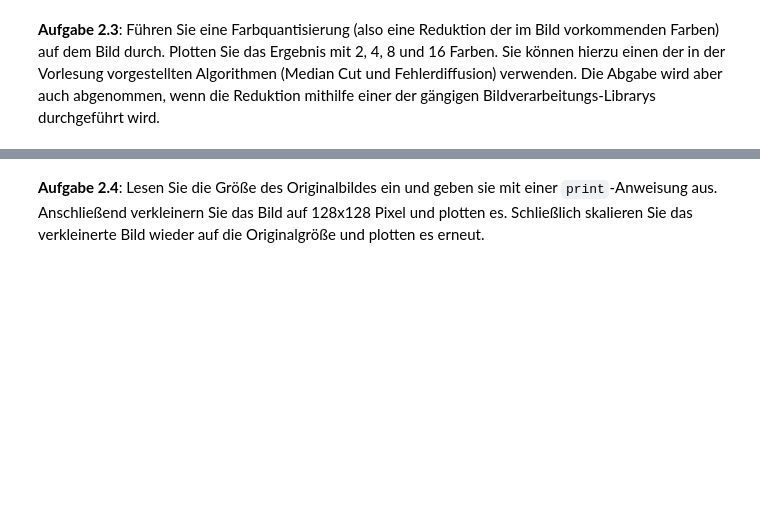
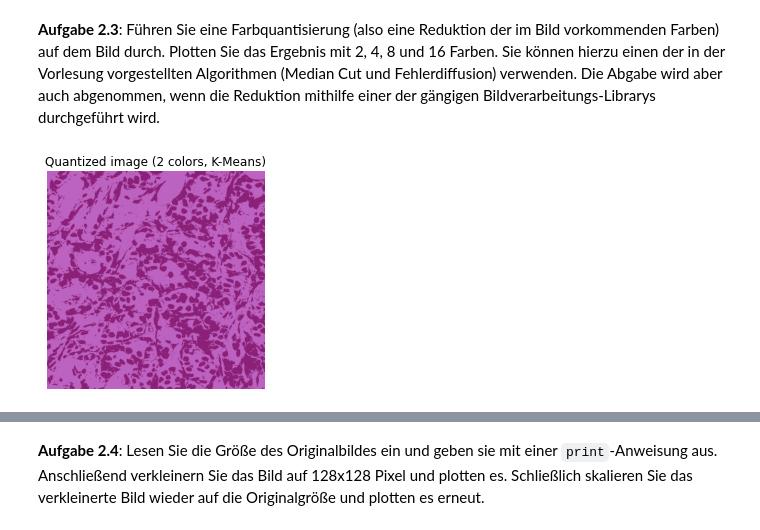
Before and after one commit to Jonalismus/Beleg_1_Bildverarbeitung, a Jupyter notebook: MBV - Bilddateien Bilddarstellung und Diskretisierung.ipynb, the cells around one changed output, grey strips where cells are left out. Drawn from its saved outputs; the diff is of its cells as text; code cells hidden in the pictures; blank space fills up the shorter version.

```diff
--- a/MBV - Bilddateien Bilddarstellung und Diskretisierung.ipynb
+++ b/MBV - Bilddateien Bilddarstellung und Diskretisierung.ipynb
@@ -196,0 +201,41 @@ display(red, green, blue, original)
+# %%
+# 2.3
+
+import numpy as np
+import matplotlib.pyplot as plt
+from sklearn.cluster import KMeans
+from sklearn.utils import shuffle
+
+
+def colorQuantization(colors):
+
+    mamma = mpimg.imread('ori.jpg')
+
+    # Convert to floats instead of the default 8 bits integer coding. Dividing by
+    # 255 is important so that plt.imshow behaves works well on float data (need to
+    # be in the range [0-1])
+    mamma = np.array(mamma, dtype=np.float64) / 255
+
+    # Load Image and transform to a 2D numpy array.
+    w, h, d = original_shape = tuple(mamma.shape)
+    assert d == 3
+    image_array = np.reshape(mamma, (w * h, d))
+
+    image_array_sample = shuffle(image_array, random_state=0, n_samples=1_000)
+
+    kmeans = KMeans(n_clusters=colors, random_state=0).fit(image_array_sample)
+
+    labels = kmeans.predict(image_array)
+
+    def recreate_image(codebook, labels, w, h):
+
+        return codebook[labels].reshape(w, h, -1)
+
+
+    plt.axis("off")
+    plt.title(f"Quantized image ({colors} colors, K-Means)")
+    plt.imshow(recreate_image(kmeans.cluster_centers_, labels, w, h))
+
+colorQuantization(2);
+# %% [output]
+[figure, added]
```
Also changed, not shown: parts of 20 cells of this notebook.
